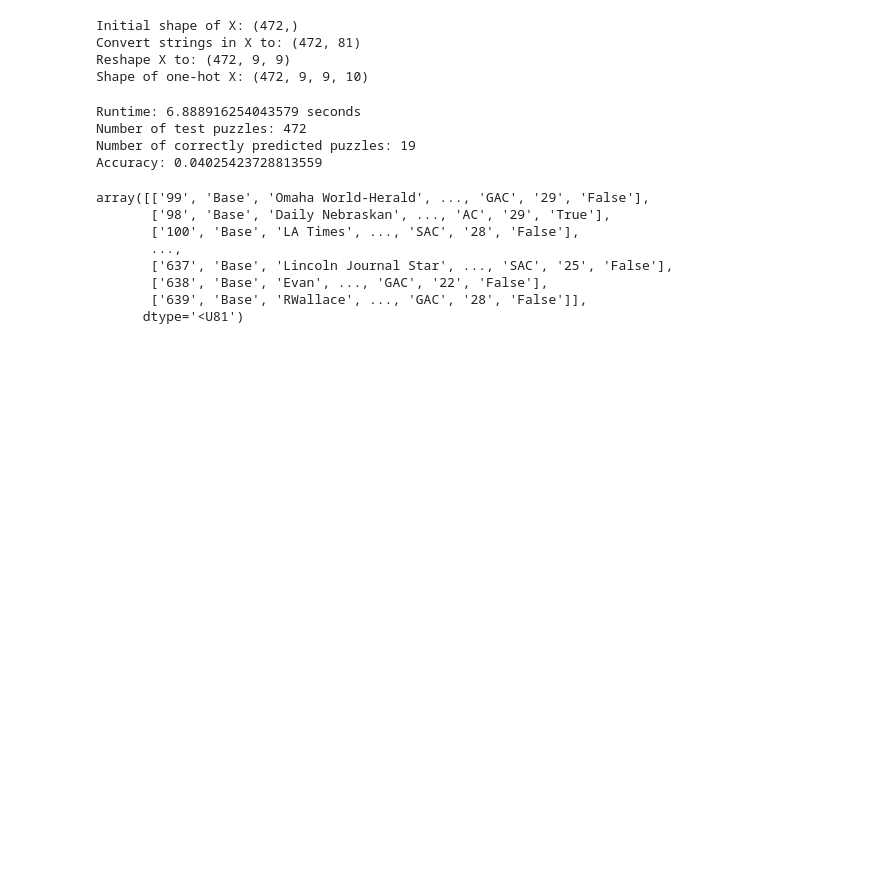
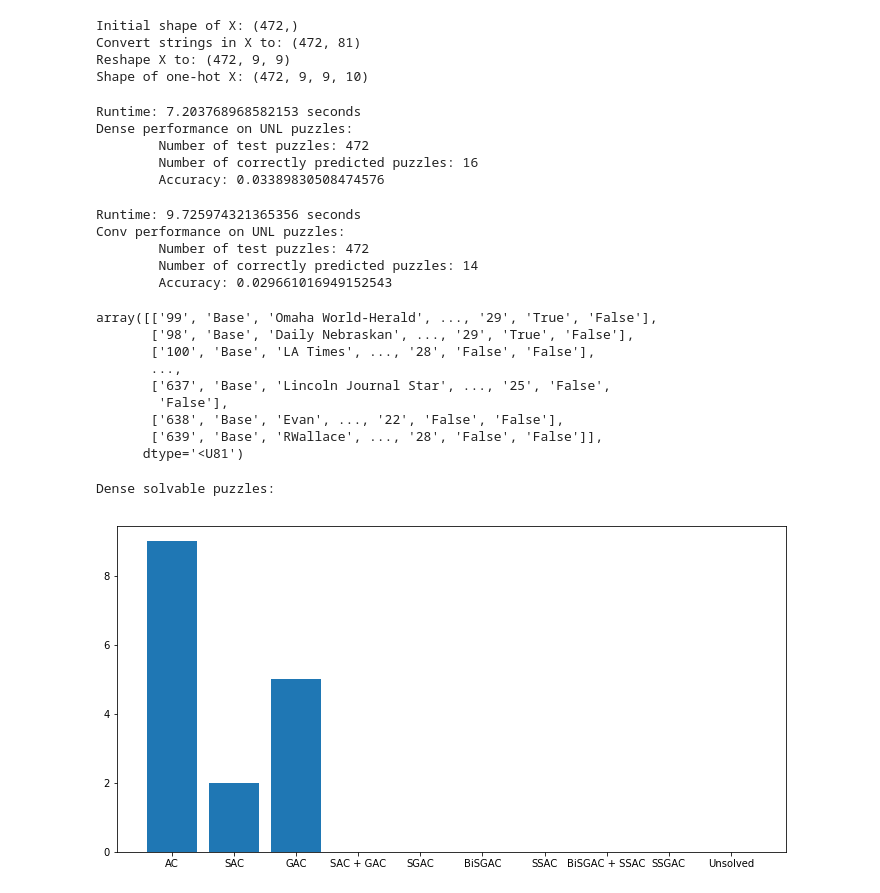
Before and after one commit to tthung1997/sudoku-neuralnet, a Jupyter notebook: main_easy.ipynb, the cells around one changed output. Cells and saved outputs as stored; diff of their text form; code cells hidden in the pictures; blank space fills up the shorter version.

```diff
--- a/main_easy.ipynb
+++ b/main_easy.ipynb
@@ -386,31 +570,73 @@ conv = keras.models.load_model('./old_models/conv_model-50.h5')
+# %%
+# run evaluate
+start = time.time()
+dense_sudoku_unl_performance = evaluate_model(dense, sudoku_unl_puzzles)
+print("Runtime: {} seconds".format(time.time() - start))
+print("Dense performance on UNL puzzles:")
+print("\tNumber of test puzzles:", sudoku_unl_puzzles.shape[0])
+print("\tNumber of correctly predicted puzzles:", np.sum(dense_sudoku_unl_performance['validations']))
+print("\tAccuracy:", dense_sudoku_unl_performance['accuracy'])
+# %% [output]
+Runtime: 7.203768968582153 seconds
+Dense performance on UNL puzzles:
+        Number of test puzzles: 472
+        Number of correctly predicted puzzles: 16
+        Accuracy: 0.03389830508474576
 # %%
 # run evaluate
-# TODO select the best to run on test set
 start = time.time()
-sudoku_unl_performance = evaluate_model(conv, sudoku_unl_puzzles)
+conv_sudoku_unl_performance = evaluate_model(conv, sudoku_unl_puzzles)
 print("Runtime: {} seconds".format(time.time() - start))
-print("Number of test puzzles:", sudoku_unl_puzzles.shape[0])
-print("Number of correctly predicted puzzles:", np.sum(sudoku_unl_performance['validations']))
-print("Accuracy:", sudoku_unl_performance['accuracy'])
+print("Conv performance on UNL puzzles:")
+print("\tNumber of test puzzles:", sudoku_unl_puzzles.shape[0])
+print("\tNumber of correctly predicted puzzles:", np.sum(conv_sudoku_unl_performance['validations']))
+print("\tAccuracy:", conv_sudoku_unl_performance['accuracy'])
 # %% [output]
-Runtime: 6.888916254043579 seconds
-Number of test puzzles: 472
-Number of correctly predicted puzzles: 19
-Accuracy: 0.04025423728813559
+Runtime: 9.725974321365356 seconds
+Conv performance on UNL puzzles:
+        Number of test puzzles: 472
+        Number of correctly predicted puzzles: 14
+        Accuracy: 0.029661016949152543
 # %%
 # append to original array
 sudoku_unl_combined = np.concatenate((sudokus_unl,
-                                      np.expand_dims(sudoku_unl_performance['validations'],
+                                      np.expand_dims(dense_sudoku_unl_performance['validations'],
+                                                     axis=1),
+                                      np.expand_dims(conv_sudoku_unl_performance['validations'],
                                                      axis=1)),
                                      axis=1)
 sudoku_unl_combined
 # %% [output]
-array([['99', 'Base', 'Omaha World-Herald', ..., 'GAC', '29', 'False'],
-       ['98', 'Base', 'Daily Nebraskan', ..., 'AC', '29', 'True'],
-       ['100', 'Base', 'LA Times', ..., 'SAC', '28', 'False'],
+array([['99', 'Base', 'Omaha World-Herald', ..., '29', 'True', 'False'],
+       ['98', 'Base', 'Daily Nebraskan', ..., '29', 'True', 'False'],
+       ['100', 'Base', 'LA Times', ..., '28', 'False', 'False'],
        ...,
-       ['637', 'Base', 'Lincoln Journal Star', ..., 'SAC', '25', 'False'],
-       ['638', 'Base', 'Evan', ..., 'GAC', '22', 'False'],
-       ['639', 'Base', 'RWallace', ..., 'GAC', '28', 'False']],
+       ['637', 'Base', 'Lincoln Journal Star', ..., '25', 'False',
+        'False'],
+       ['638', 'Base', 'Evan', ..., '22', 'False', 'False'],
+       ['639', 'Base', 'RWallace', ..., '28', 'False', 'False']],
       dtype='<U81')
+# %%
+print("Dense solvable puzzles:")
+# get solvable instances
+solvables = sudoku_unl_combined[sudoku_unl_combined[:, -2] == 'True']
+
+# Examine algorithms
+solvable_algos = solvables[:, -4]
+counter = Counter(solvable_algos)
+algo_count = np.array(list(zip(counter.keys(), counter.values())))
+algo_order = {'AC': 0, 'SAC': 1, 'GAC': 2, 'SAC + GAC': 3, 'SGAC': 4,
+              'BiSGAC': 5, 'SSAC': 6, 'BiSGAC + SSAC': 7, 'SSGAC': 8,
+              'Unsolved': 9}
+for algo in algo_order.keys():
+    if algo not in algo_count[:, 0]:
+        algo_count = np.array(list(algo_count) + [[algo, '0']])
+algo_count = np.array(sorted(algo_count, key=lambda x: algo_order[x[0]]))
+plt.figure(figsize=(12, 6))
+plt.bar(np.arange(len(algo_count)), list(map(int, algo_count[:, 1])))
+plt.xticks(np.arange(len(algo_count)), algo_count[:, 0])
+plt.show()
+# %% [output]
+Dense solvable puzzles:
+[figure, added]
 # %%
```
Also changed, not shown: parts of 24 cells of this notebook, 5 other files.
